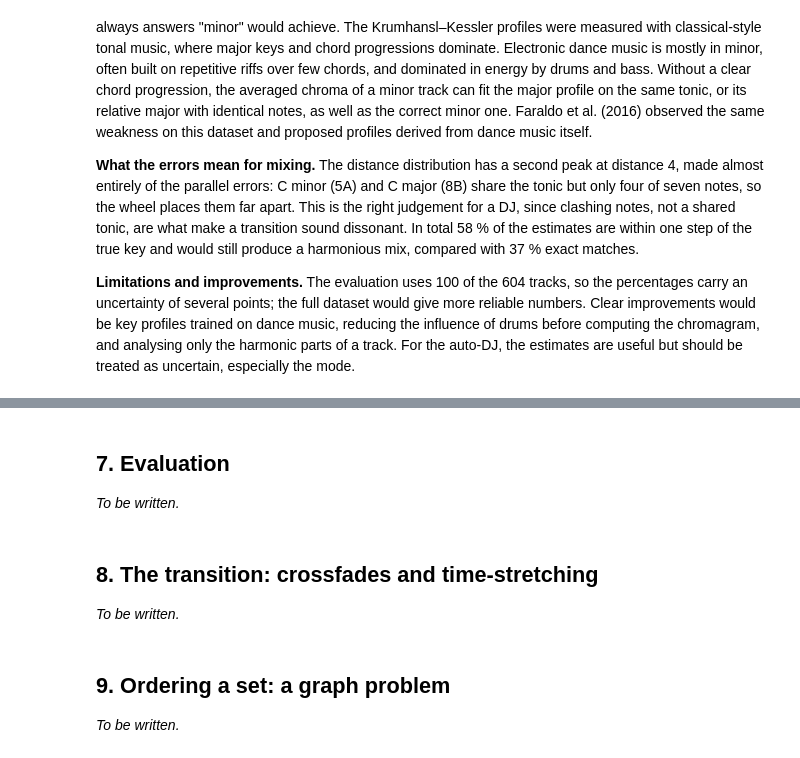
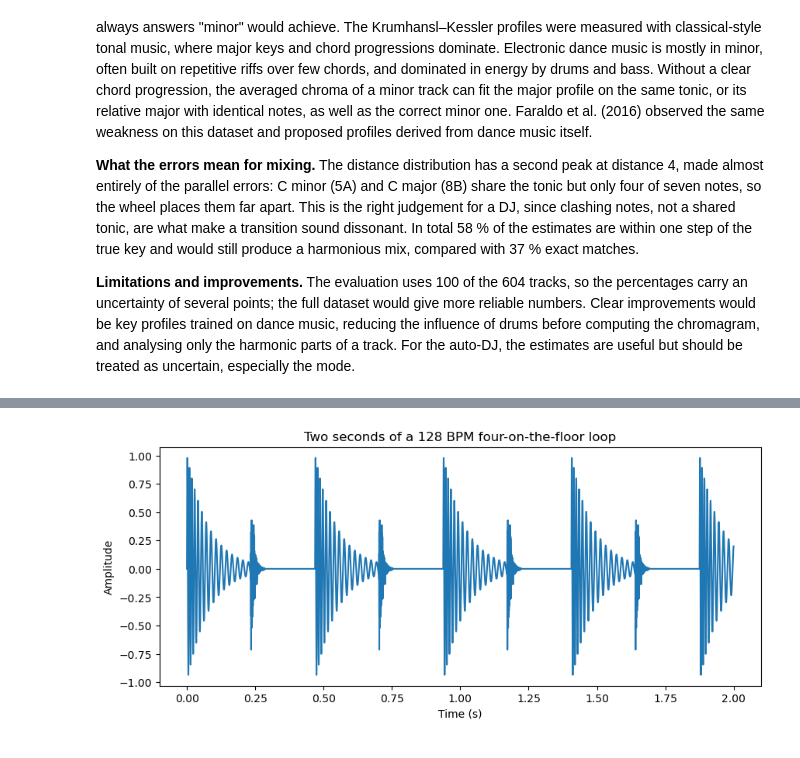
Before and after one commit to y0vladimirova/math-behind-the-mix, a Jupyter notebook: main.ipynb, the cells around one changed output, grey strips where cells are left out. Saved outputs shown, nothing was run; the diff lists cells and outputs as text; code cells hidden in the pictures.

```diff
--- a/main.ipynb
+++ b/main.ipynb
@@ -1277,12 +1297,15 @@ for i, mode in enumerate(modes):
-# %% [markdown]
-## 7. Evaluation
-
-*To be written.*
-# %% [markdown]
-## 8. The transition: crossfades and time-stretching
-
-*To be written.*
-# %% [markdown]
-## 9. Ordering a set: a graph problem
-
-*To be written.*
+# %%
+from djmath.signals import drum_loop
+
+loop = drum_loop(128, duration=20.0)
+t = time_axis(2.0)
+
+plt.plot(t, loop[: len(t)])
+plt.xlabel("Time (s)")
+plt.ylabel("Amplitude")
+plt.title("Two seconds of a 128 BPM four-on-the-floor loop")
+plt.show()
+
+Audio(loop[: 8 * SAMPLE_RATE], rate=SAMPLE_RATE)
+# %% [output]
+[figure, added]
```
Also changed, not shown: parts of 27 cells of this notebook, 4 other files.
